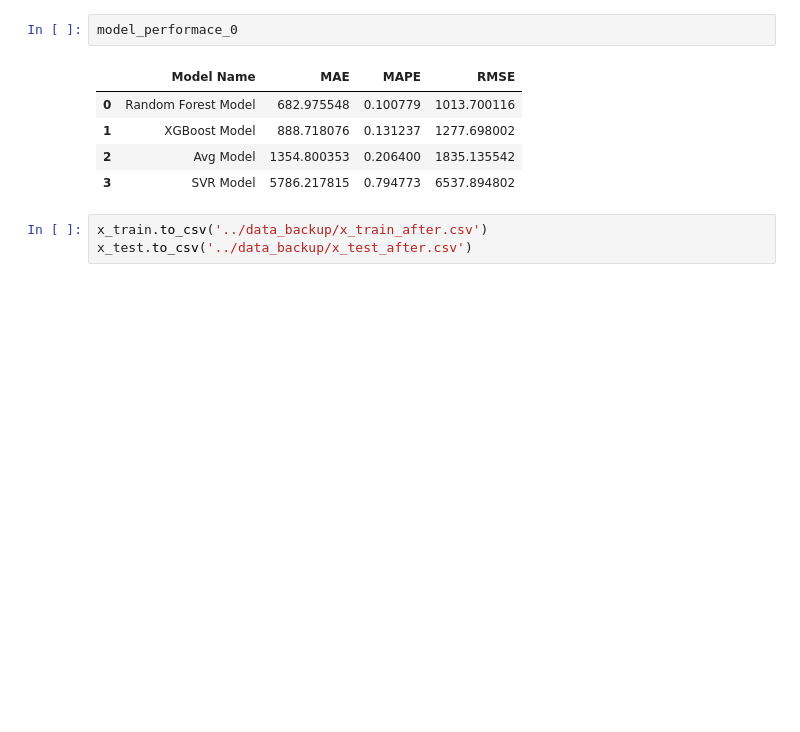
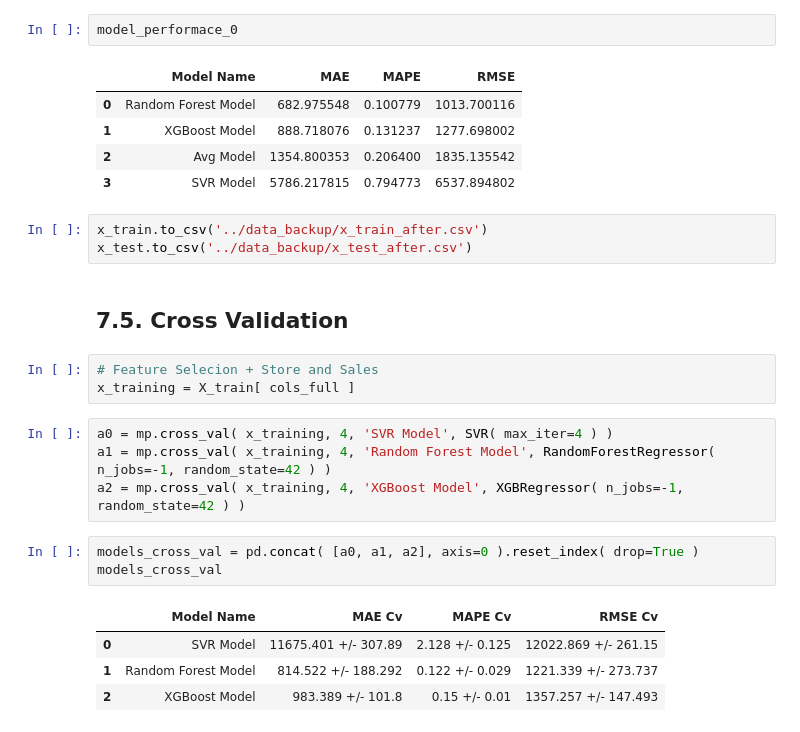
Before and after one commit to xGabrielR/DsEmProd, a Jupyter notebook: notebooks/m03_machine_learning_II.ipynb, the cells around one changed output. Cells and saved outputs as stored; diff of their text form; blank space fills up the shorter version.

Commit message:
Ended the Cross Validation

```diff
--- a/notebooks/m03_machine_learning_II.ipynb
+++ b/notebooks/m03_machine_learning_II.ipynb
@@ -1135,3 +976,20 @@ model_performace_0
 # %%
 x_train.to_csv('../data_backup/x_train_after.csv')
 x_test.to_csv('../data_backup/x_test_after.csv')
+# %% [markdown]
+## 7.5. Cross Validation
+# %%
+# Feature Selecion + Store and Sales
+x_training = X_train[ cols_full ]
+# %%
+a0 = mp.cross_val( x_training, 4, 'SVR Model', SVR( max_iter=4 ) )
+a1 = mp.cross_val( x_training, 4, 'Random Forest Model', RandomForestRegressor( n_jobs=-1, random_state=42 ) )
+a2 = mp.cross_val( x_training, 4, 'XGBoost Model', XGBRegressor( n_jobs=-1, random_state=42 ) )
+# %%
+models_cross_val = pd.concat( [a0, a1, a2], axis=0 ).reset_index( drop=True )
+models_cross_val
+# %% [output]
+|  | Model Name | MAE Cv | MAPE Cv | RMSE Cv |
+| 0 | SVR Model | 11675.401 +/- 307.89 | 2.128 +/- 0.125 | 12022.869 +/- 261.15 |
+| 1 | Random Forest Model | 814.522 +/- 188.292 | 0.122 +/- 0.029 | 1221.339 +/- 273.737 |
+| 2 | XGBoost Model | 983.389 +/- 101.8 | 0.15 +/- 0.01 | 1357.257 +/- 147.493 |
```
Also changed, not shown: parts of 10 cells of this notebook.
